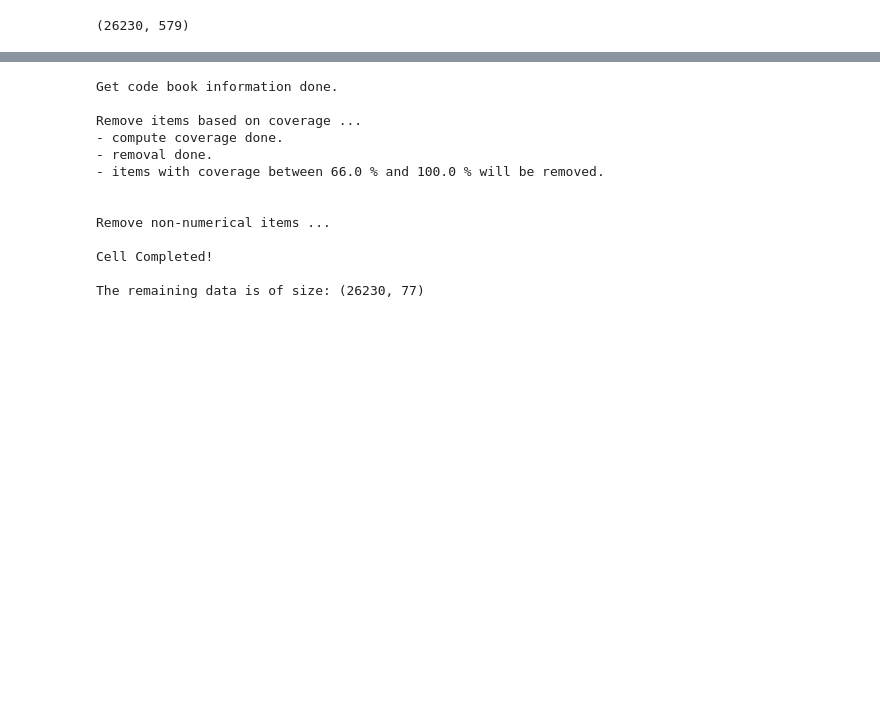
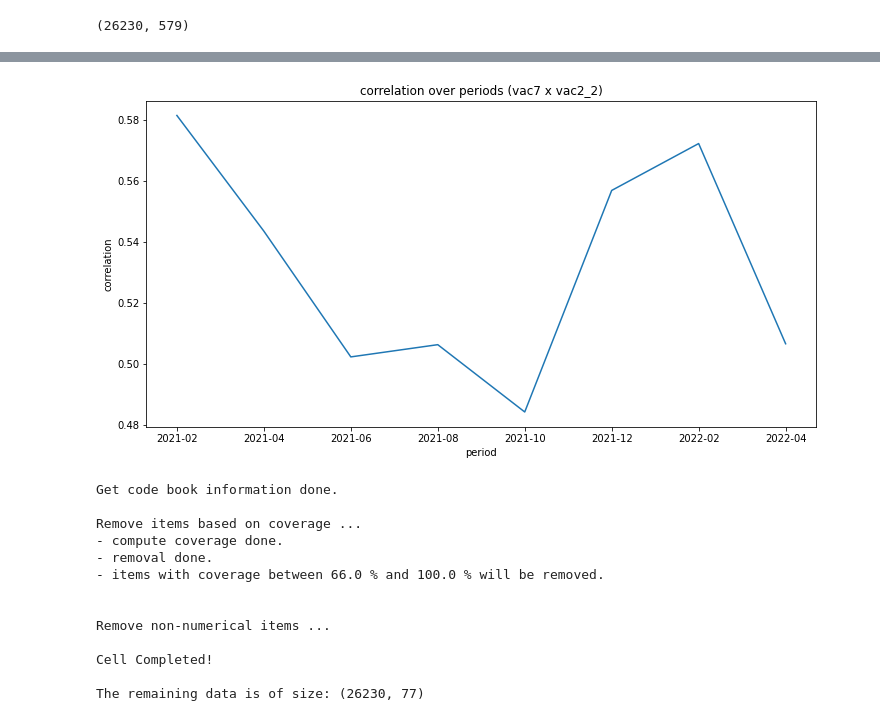
Before and after one commit to sevenbanisch/hackthon_yougov_data, a Jupyter notebook: DPG2023/dataselection4DPG2023.ipynb, the cells around one changed output, grey strips where cells are left out. Cells and saved outputs as stored; diff of their text form; code cells hidden in the pictures; blank space fills up the shorter version.

```diff
--- a/DPG2023/dataselection4DPG2023.ipynb
+++ b/DPG2023/dataselection4DPG2023.ipynb
@@ -124,3 +121,12 @@ i12_health_2 :  96.08463591307662  :  Washed hands with soap and water
+# %%
+#check = df[col].isna()
+#print(check)
+
+periods = ['2020-04','2020-06','2020-08','2020-10','2020-12','2021-02','2021-04','2021-06','2021-08','2021-10','2021-12','2022-02','2022-04']
+
+correvoplot(dfo,['vac7','vac2_2'],periods)
+# %% [output]
+[figure, added]
 # %%
 #check.astype(int).plot()
 # %%
```
Also changed, not shown: parts of 7 cells of this notebook, 2 other files.
